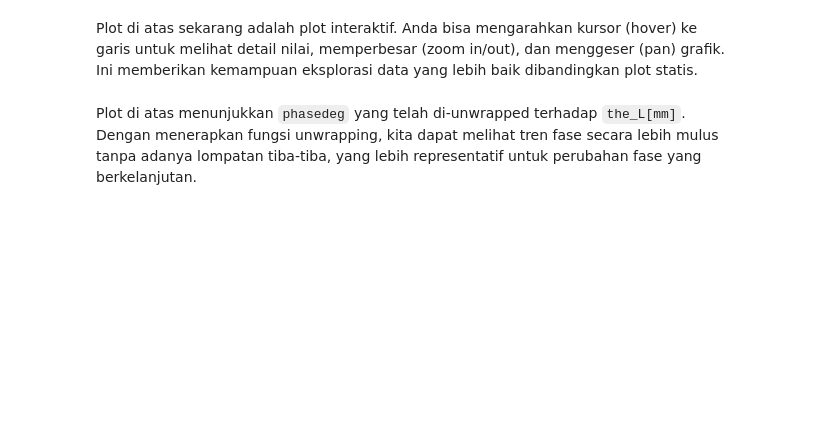
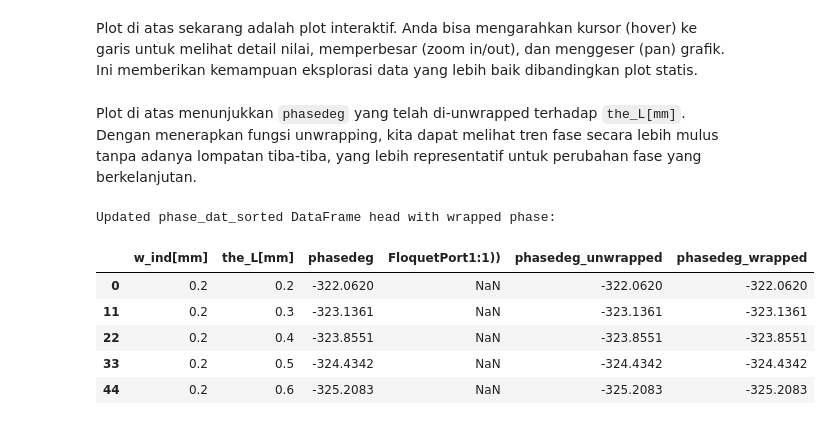
Before and after one commit to zharfanw/zhar_hfss_pyhelper, a Jupyter notebook: BigPLusAirgap_DataDesign.ipynb, the cells around one changed output. Saved outputs shown, nothing was run; the diff lists cells and outputs as text; code cells hidden in the pictures; blank space fills up the shorter version.

```diff
--- a/BigPLusAirgap_DataDesign.ipynb
+++ b/BigPLusAirgap_DataDesign.ipynb
@@ -193,3 +193,23 @@ fig_interactive.show()
 Plot di atas sekarang adalah plot interaktif. Anda bisa mengarahkan kursor (hover) ke garis untuk melihat detail nilai, memperbesar (zoom in/out), dan menggeser (pan) grafik. Ini memberikan kemampuan eksplorasi data yang lebih baik dibandingkan plot statis.
 # %% [markdown]
 Plot di atas menunjukkan `phasedeg` yang telah di-unwrapped terhadap `the_L[mm]`. Dengan menerapkan fungsi unwrapping, kita dapat melihat tren fase secara lebih mulus tanpa adanya lompatan tiba-tiba, yang lebih representatif untuk perubahan fase yang berkelanjutan.
+# %%
+# Define the target range
+min_val = -360
+max_val = 0
+range_size = max_val - min_val
+
+# Apply the wrapping formula
+# wrapped_x = min_val + (x - min_val) % range_size
+phase_dat_sorted['phasedeg_wrapped'] = min_val + (phase_dat_sorted['phasedeg_unwrapped'] - min_val) % range_size
+
+print("Updated phase_dat_sorted DataFrame head with wrapped phase:")
+display(phase_dat_sorted.head())
+# %% [output]
+Updated phase_dat_sorted DataFrame head with wrapped phase:
+|  | w_ind[mm] | the_L[mm] | phasedeg | FloquetPort1:1)) | phasedeg_unwrapped | phasedeg_wrapped |
+| 0 | 0.2 | 0.2 | -322.0620 | NaN | -322.0620 | -322.0620 |
+| 11 | 0.2 | 0.3 | -323.1361 | NaN | -323.1361 | -323.1361 |
+| 22 | 0.2 | 0.4 | -323.8551 | NaN | -323.8551 | -323.8551 |
+| 33 | 0.2 | 0.5 | -324.4342 | NaN | -324.4342 | -324.4342 |
+| 44 | 0.2 | 0.6 | -325.2083 | NaN | -325.2083 | -325.2083 |
```
Also changed, not shown: parts of 11 cells of this notebook.
